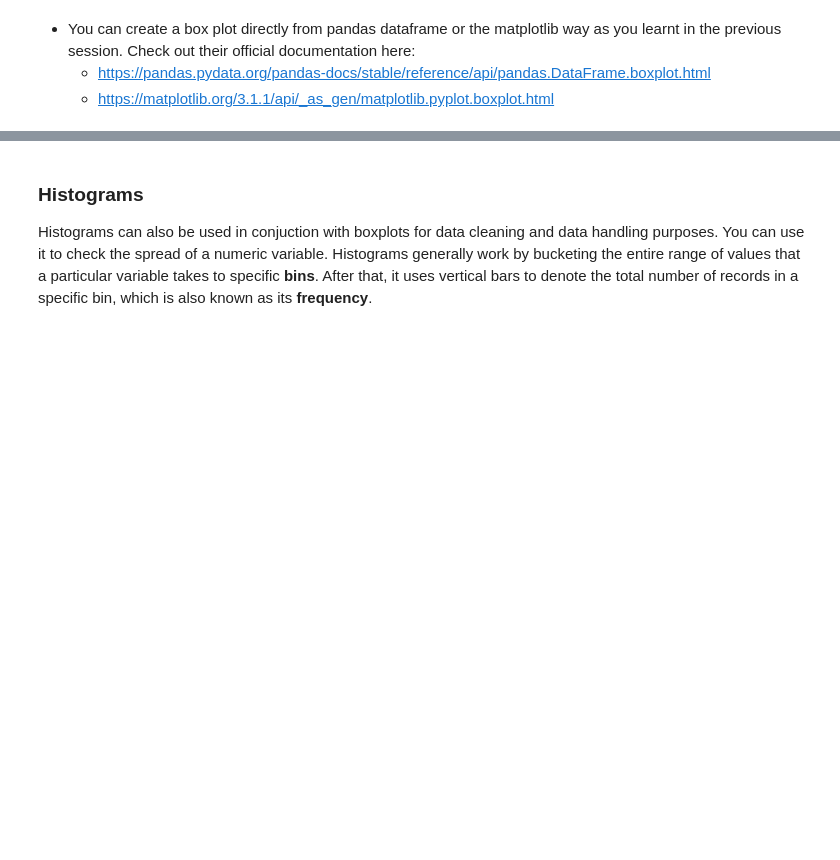
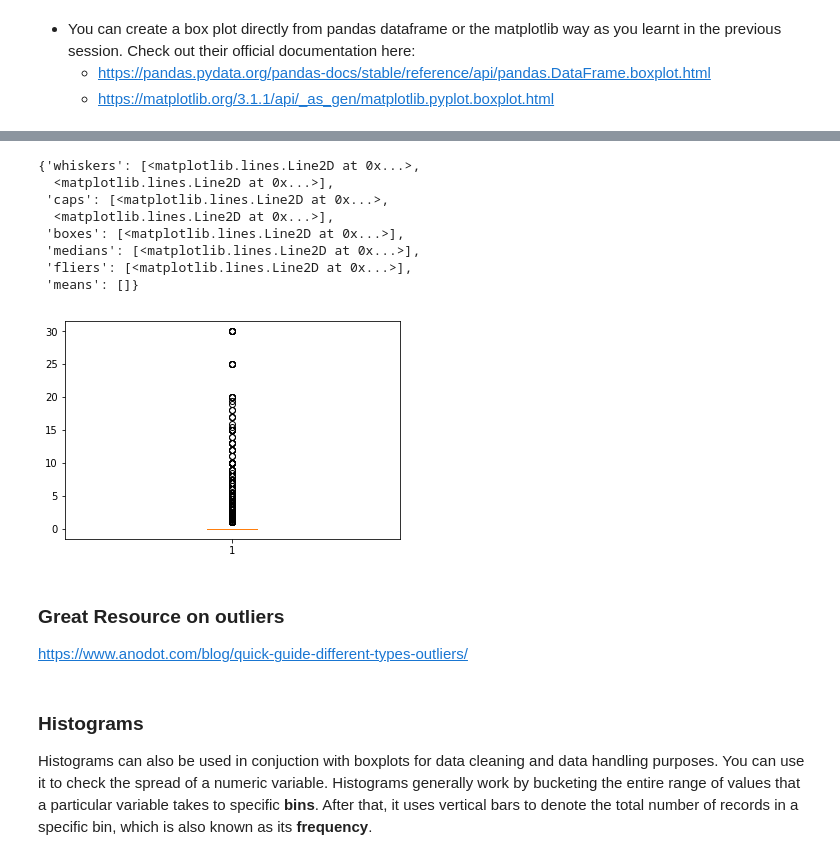
Before and after one commit to HimanshuGautamGitHub/python-data-visualization, a Jupyter notebook: Case Study Notebook/Data Visualisation in Python - Case Study.ipynb, the cells around one changed output, grey strips where cells are left out. Drawn from its saved outputs; the diff is of its cells as text; code cells hidden in the pictures; blank space fills up the shorter version.

```diff
--- a/Case Study Notebook/Data Visualisation in Python - Case Study.ipynb
+++ b/Case Study Notebook/Data Visualisation in Python - Case Study.ipynb
@@ -144,5 +421,22 @@ Using a box plot you can identify the outliers as follows:
 # %%
 #Clean the Price column again
+inp1= inp1[inp1.Price < 30]
+inp1.shape
+plt.boxplot(inp1.Price)
+# %% [output]
+{'whiskers': [<matplotlib.lines.Line2D at 0x...>,
+  <matplotlib.lines.Line2D at 0x...>],
+ 'caps': [<matplotlib.lines.Line2D at 0x...>,
+  <matplotlib.lines.Line2D at 0x...>],
+ 'boxes': [<matplotlib.lines.Line2D at 0x...>],
+ 'medians': [<matplotlib.lines.Line2D at 0x...>],
+ 'fliers': [<matplotlib.lines.Line2D at 0x...>],
+ 'means': []}
+[figure, added]
+# %% [markdown]
+### Great Resource on outliers
+
+https://www.anodot.com/blog/quick-guide-different-types-outliers/
 # %% [markdown]
 ### Histograms
 
```
Also changed, not shown: parts of 45 cells of this notebook.
